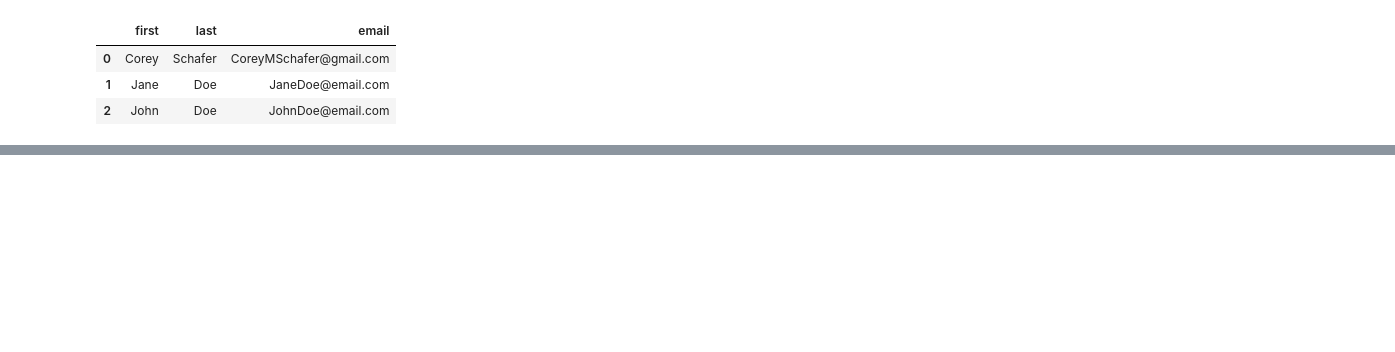
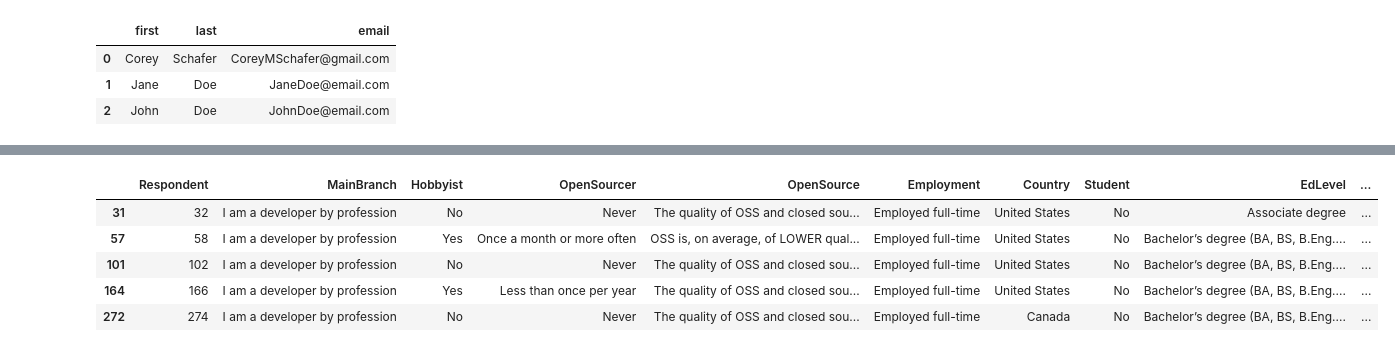
Before and after one commit to RifatMuhtasim/Python_for_Data_Science, a Jupyter notebook: Pandas/2.04.Filter_Rows_and_Columns.ipynb, the cells around one changed output, grey strips where cells are left out. Drawn from its saved outputs; the diff is of its cells as text; code cells hidden in the pictures; blank space fills up the shorter version.

```diff
--- a/Pandas/2.04.Filter_Rows_and_Columns.ipynb
+++ b/Pandas/2.04.Filter_Rows_and_Columns.ipynb
@@ -34,0 +55,11 @@ df
+# %%
+## Filter High Salary
+high_salary = df['ConvertedComp'] > 1000000
+df.loc[high_salary].head()
+# %% [output]
+|  | Respondent | MainBranch | Hobbyist | OpenSourcer | OpenSource | Employment | Country | Student | EdLevel | ... |
+| 31 | 32 | I am a developer by profession | No | Never | The quality of OSS and closed sou... | Employed full-time | United States | No | Associate degree | ... |
+| 57 | 58 | I am a developer by profession | Yes | Once a month or more often | OSS is, on average, of LOWER qual... | Employed full-time | United States | No | Bachelor’s degree (BA, BS, B.Eng.... | ... |
+| 101 | 102 | I am a developer by profession | No | Never | The quality of OSS and closed sou... | Employed full-time | United States | No | Bachelor’s degree (BA, BS, B.Eng.... | ... |
+| 164 | 166 | I am a developer by profession | Yes | Less than once per year | The quality of OSS and closed sou... | Employed full-time | United States | No | Bachelor’s degree (BA, BS, B.Eng.... | ... |
+| 272 | 274 | I am a developer by profession | No | Never | The quality of OSS and closed sou... | Employed full-time | Canada | No | Bachelor’s degree (BA, BS, B.Eng.... | ... |
```
Also changed, not shown: parts of 13 cells of this notebook, 5 other files.
